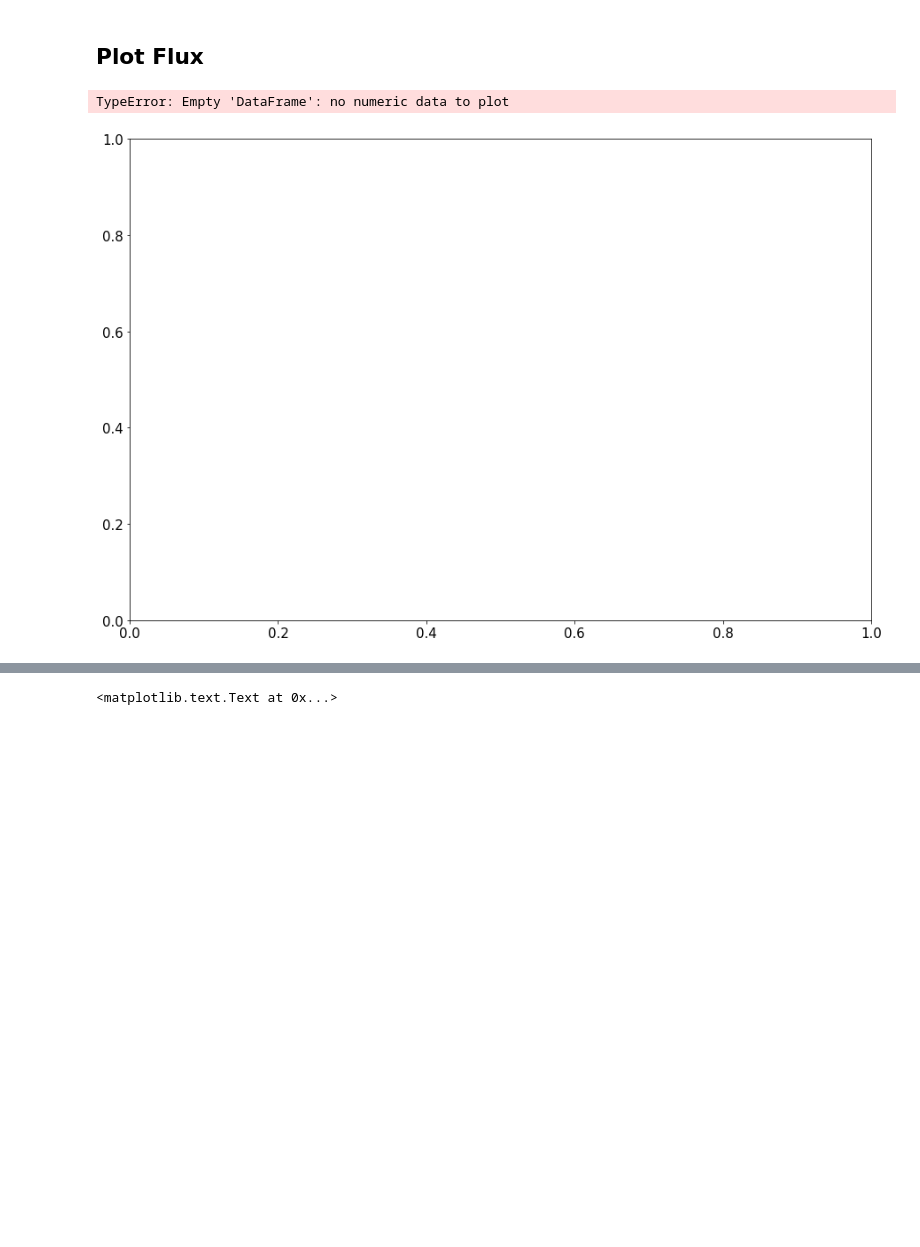
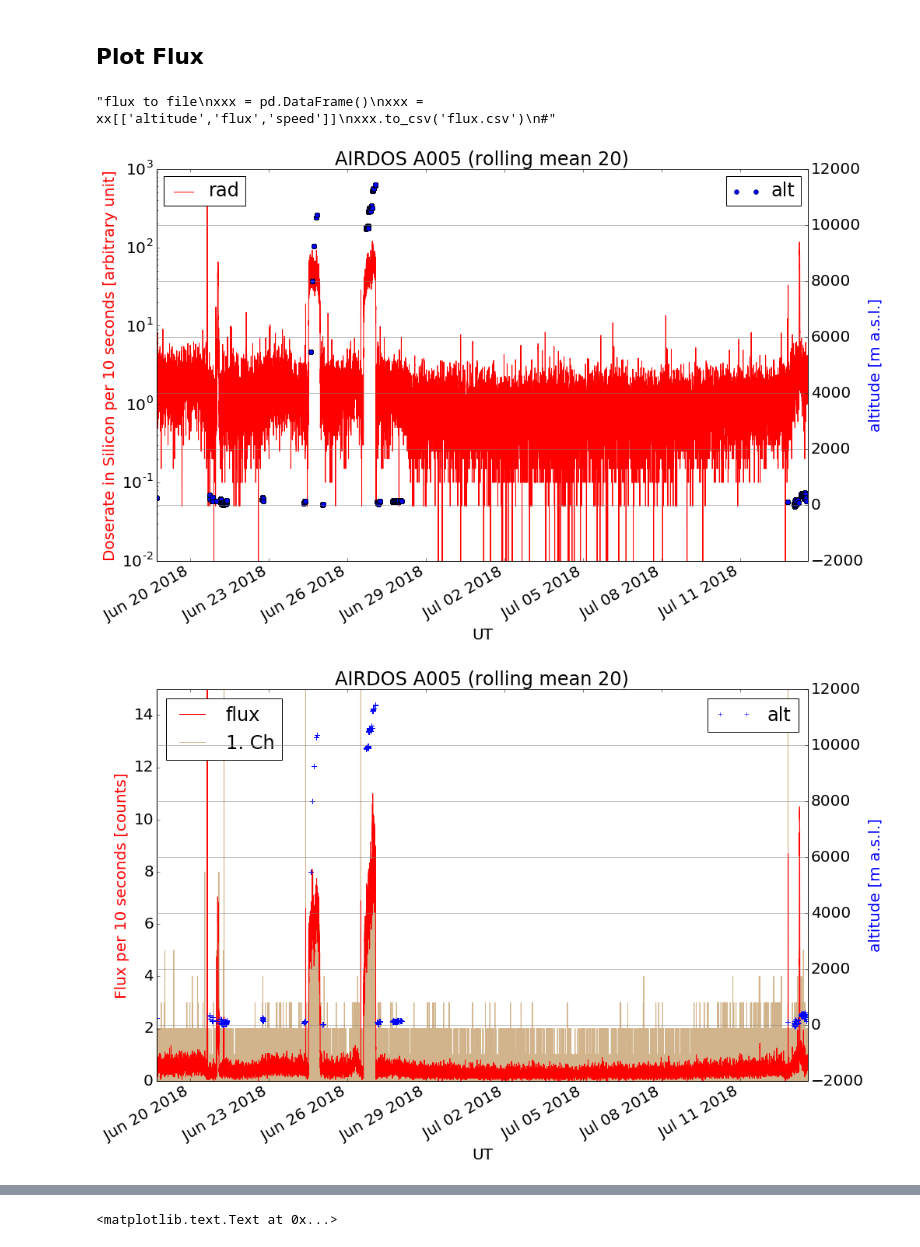
Before and after one commit to ODZ-UJF-AV-CR/AIRDOS-parser, a Jupyter notebook: AIRDOS4_256_flux.ipynb, the cells around one changed output, grey strips where cells are left out. Drawn from its saved outputs; the diff is of its cells as text; code cells hidden in the pictures; blank space fills up the shorter version.

```diff
--- a/AIRDOS4_256_flux.ipynb
+++ b/AIRDOS4_256_flux.ipynb
@@ -79,21 +82,22 @@ dfo.drop(dfo[dfo[0]=='$GPGGA'].index, inplace=True)
 
 dfo.to_csv('radiation.csv')
 # %%
-#DeviceName = 'AIRDOS A005'
-DeviceName = 'AIRDOS T4'
+DeviceName = 'AIRDOS A005'
+#DeviceName = 'AIRDOS T4'
 plt.figure(figsize=(15,10))
 matplotlib.rcParams.update({'font.size': 15})
 
 dfo = pd.read_table('radiation.csv', sep=',', header=0)
-dfo = dfo.dropna(how='any')
+#dfo = dfo.dropna(how='any')
+dfo = dfo.dropna(subset=['date'])
 dfo['date'] = pd.to_datetime(dfo['date'])
 dfo = dfo.set_index(['date'])
 #xx = dfo.loc['2018-01-03 17:00:00':]
-#xx = dfo.loc['2017-11-29 12:30:00':'2017-11-29 16:00:00']
-xx = dfo
+xx = dfo.loc['2018-06-23 11:00:00':'2018-06-27 10:00:00']
+#xx = dfo
 #pandas.rolling_mean(arg, window, min_periods=None, freq=None, center=False, how=None, **kwargs)
 
-NOISE_LEVEL=261
+NOISE_LEVEL=269
 LAST_CHANNEL=515
 xx['flux'] = xx[range(NOISE_LEVEL,LAST_CHANNEL)].sum(axis=1)
 xx['highflux'] = xx[range(NOISE_LEVEL+20,LAST_CHANNEL)].sum(axis=1)
@@ -116,53 +120,44 @@ plt.ylabel('Doserate in Silicon per 10 seconds [arbitrary unit]', color='red')
 plt.legend(loc=2)
 
 ax = plt.twinx()
+
 xx['altitude'].plot(c='b', label='alt', marker='o', linewidth='5', linestyle='None')
 plt.ylabel('altitude [m a.s.l.]', color='blue')
 #plt.ylim([0,500])
 plt.grid(b=True, which='major', color='grey', linestyle='-')
 plt.grid(b=True, which='minor', color='grey', linestyle='-')
 plt.legend()
 plt.title(DeviceName + ' (rolling mean ' + str(WINDOW) + ')')
-
 plt.figure(figsize=(15,10))
 matplotlib.rcParams.update({'font.size': 20})
 
 xx['flux'].plot(c='red')
-#plt.ylim([0,15])
+plt.ylim([0,15])
 
 plt.plot(xx.iloc[:,NOISE_LEVEL],c='tan',label='1. Ch',zorder=1)
 plt.xlabel('UT')
 plt.ylabel('Flux per 10 seconds [counts]', color='red')
 plt.legend(loc=2)
 
 ax = plt.twinx()
-plt.ylim([11400,11460])
-#xx['altitude'].plot(c='b', label='alt', marker='o', linewidth='2', linestyle='none', drawstyle='steps-mid')
-xx['altitude'].plot(c='b', label='alt', linewidth='1')
+
+#plt.ylim([11400,11460])
+xx['altitude'].plot(c='b', label='alt', marker='+', linewidth='2', linestyle='none', drawstyle='steps-mid')
+#xx['altitude'].plot(c='b', label='alt', linewidth='1')
 plt.ylabel('altitude [m a.s.l.]', color='blue')
 
 plt.grid(b=True, which='major', color='grey', linestyle='-')
 plt.grid(b=True, which='minor', color='grey', linestyle='-')
 plt.legend()
 plt.title(DeviceName + ' (rolling mean ' + str(WINDOW) + ')')
 
-plt.figure(figsize=(15,10))
-matplotlib.rcParams.update({'font.size': 20})
-xx['flux'].plot(c='r', xticks=['2017-11-29 12:30','2017-11-29 12:35','2017-11-29 12:40','2017-11-29 12:45','2017-11-29 12:50','2017-11-29 12:55','2017-11-29 13:00','2017-11-29 13:05','2017-11-29 13:10','2017-11-29 13:15','2017-11-29 13:20','2017-11-29 13:25','2017-11-29 13:30','2017-11-29 13:35','2017-11-29 13:40','2017-11-29 13:45','2017-11-29 13:50','2017-11-29 13:55','2017-11-29 14:00','2017-11-29 14:05','2017-11-29 14:10','2017-11-29 14:15','2017-11-29 14:20','2017-11-29 14:25','2017-11-29 14:30','2017-11-29 14:35','2017-11-29 14:40','2017-11-29 14:45','2017-11-29 14:50','2017-11-29 14:55','2017-11-29 15:00'])
-plt.ylabel('Flux per 10 seconds [counts]', color='red')
-#ax = plt.twinx()
-#xx['speed'].plot(c='b')
-#plt.ylim([400,700])
-#plt.ylabel('speed [kts]', color='blue')
-#(xx['highflux']*10).plot()
-plt.grid(b=True, which='both', axis='both', color='grey', linestyle='-')
-
-
-#'''flux to file
+#
+'''flux to file
 xxx = pd.DataFrame()
 xxx = xx[['altitude','flux','speed']]
 xxx.to_csv('flux.csv')
 #'''
 # %% [output]
-TypeError: Empty 'DataFrame': no numeric data to plot
+"flux to file\nxxx = pd.DataFrame()\nxxx = xx[['altitude','flux','speed']]\nxxx.to_csv('flux.csv')\n#"
-[figure, old version]
+[figure, new version]
+[figure, added]
```
Also changed, not shown: parts of 10 cells of this notebook, 2 other files.
